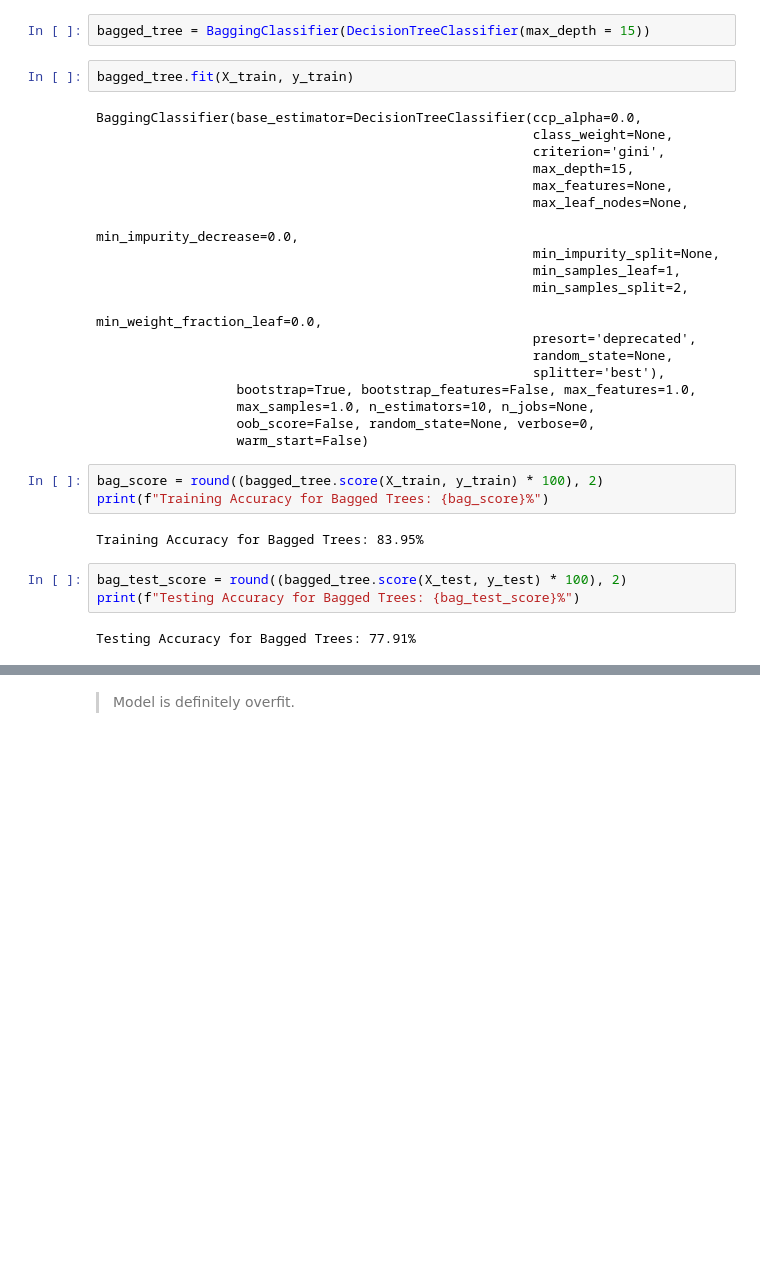
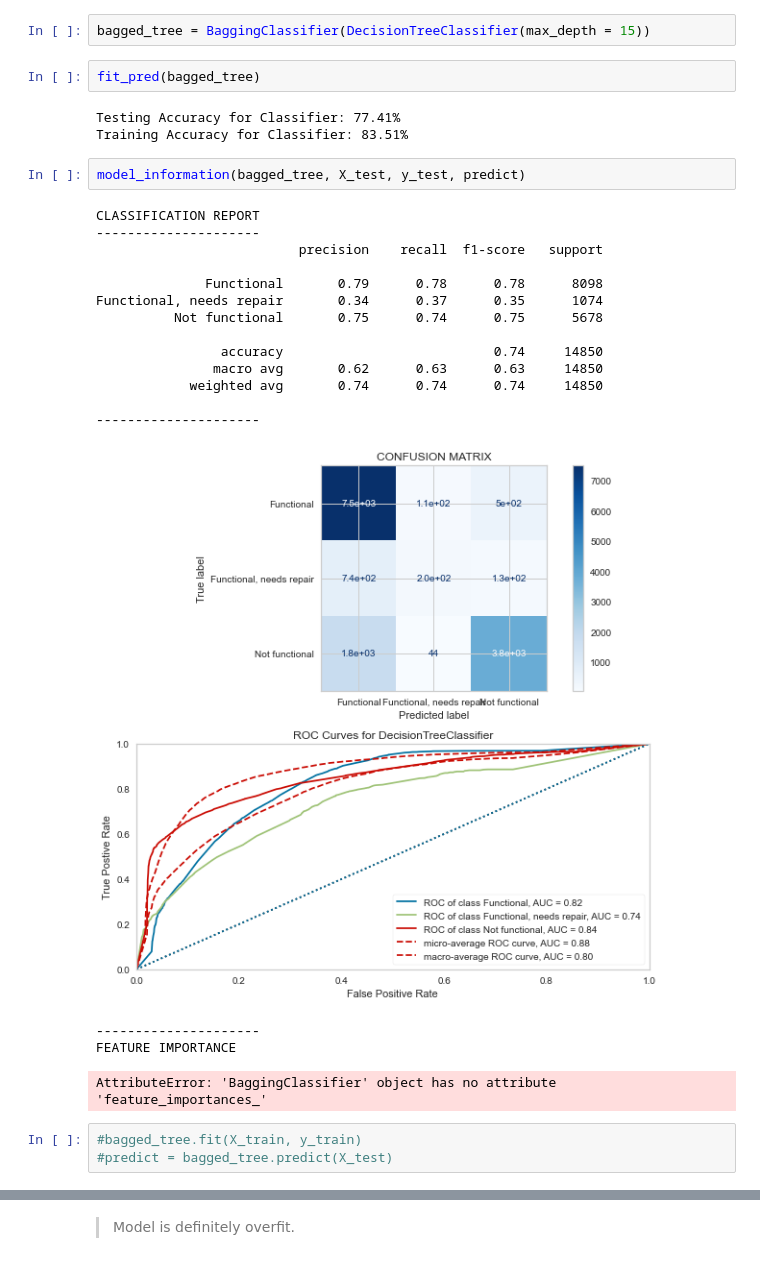
Before and after one commit to lauren-esser/Wall-Quality-in-Tanzania, a Jupyter notebook: student.ipynb, the cells around one changed output, grey strips where cells are left out. Saved outputs shown, nothing was run; the diff lists cells and outputs as text; blank space fills up the shorter version.

```diff
--- a/student.ipynb
+++ b/student.ipynb
@@ -1484,35 +1584,32 @@ def model_information(clf, X_test, y_test, predict):
 ## Bagged Trees
 # %%
 bagged_tree = BaggingClassifier(DecisionTreeClassifier(max_depth = 15))
+# %%
+fit_pred(bagged_tree)
+# %% [output]
+Testing Accuracy for Classifier: 77.41%
+Training Accuracy for Classifier: 83.51%
+# %%
+model_information(bagged_tree, X_test, y_test, predict)
+# %% [output]
+CLASSIFICATION REPORT
+---------------------
+                          precision    recall  f1-score   support
+
+              Functional       0.79      0.78      0.78      8098
+Functional, needs repair       0.34      0.37      0.35      1074
+          Not functional       0.75      0.74      0.75      5678
+
+                accuracy                           0.74     14850
+               macro avg       0.62      0.63      0.63     14850
+            weighted avg       0.74      0.74      0.74     14850
+
+---------------------
+[figure, added]
+---------------------
+FEATURE IMPORTANCE
+AttributeError: 'BaggingClassifier' object has no attribute 'feature_importances_'
 # %%
-bagged_tree.fit(X_train, y_train)
+#bagged_tree.fit(X_train, y_train)
+#predict = bagged_tree.predict(X_test)
-# %% [output]
-BaggingClassifier(base_estimator=DecisionTreeClassifier(ccp_alpha=0.0,
-                                                        class_weight=None,
-                                                        criterion='gini',
-                                                        max_depth=15,
-                                                        max_features=None,
-                                                        max_leaf_nodes=None,
-                                                        min_impurity_decrease=0.0,
-                                                        min_impurity_split=None,
-                                                        min_samples_leaf=1,
-                                                        min_samples_split=2,
-                                                        min_weight_fraction_leaf=0.0,
-                                                        presort='deprecated',
-                                                        random_state=None,
-                                                        splitter='best'),
-                  bootstrap=True, bootstrap_features=False, max_features=1.0,
-                  max_samples=1.0, n_estimators=10, n_jobs=None,
-                  oob_score=False, random_state=None, verbose=0,
-                  warm_start=False)
-# %%
-bag_score = round((bagged_tree.score(X_train, y_train) * 100), 2)
-print(f"Training Accuracy for Bagged Trees: {bag_score}%")
-# %% [output]
-Training Accuracy for Bagged Trees: 83.95%
-# %%
-bag_test_score = round((bagged_tree.score(X_test, y_test) * 100), 2)
-print(f"Testing Accuracy for Bagged Trees: {bag_test_score}%")
-# %% [output]
-Testing Accuracy for Bagged Trees: 77.91%
 # %% [markdown]
```
Also changed, not shown: parts of 40 cells of this notebook.
